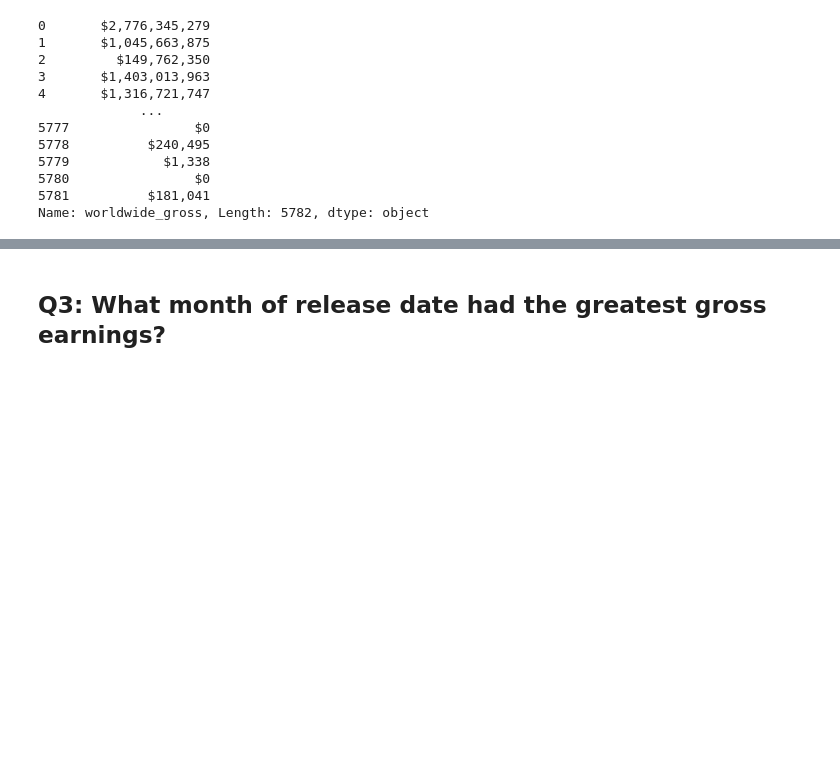
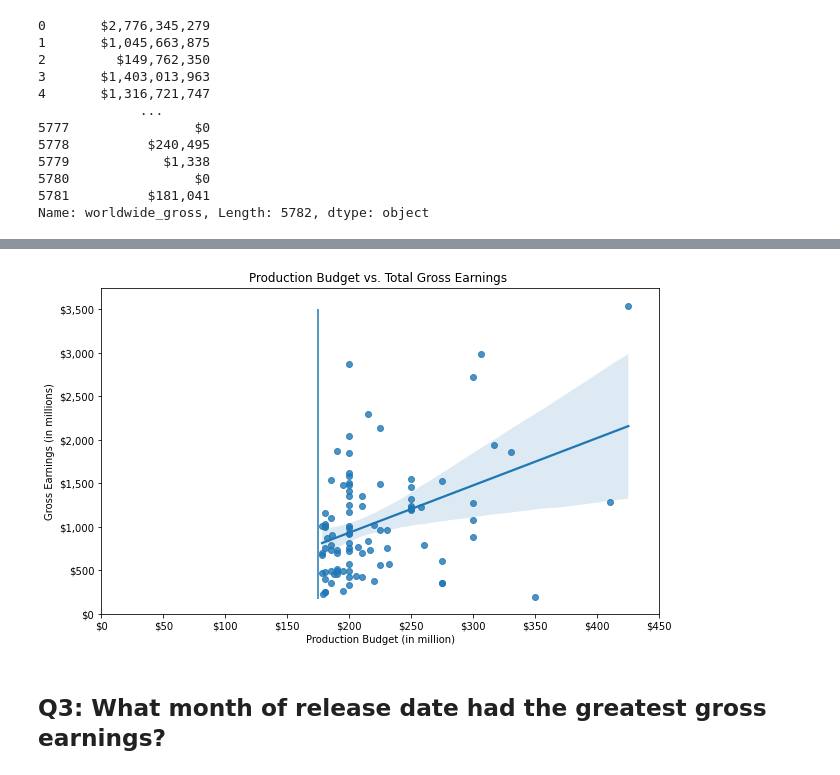
Before and after one commit to litzysj/Microsoft-Movie-Studios-Project, a Jupyter notebook: Sandbox Notebook.ipynb, the cells around one changed output, grey strips where cells are left out. Saved outputs shown, nothing was run; the diff lists cells and outputs as text; code cells hidden in the pictures; blank space fills up the shorter version.

```diff
--- a/Sandbox Notebook.ipynb
+++ b/Sandbox Notebook.ipynb
@@ -317,3 +329,22 @@ plt.savefig('Images/production_budget_vs_total_gross_earnings.png', bbox_inches
+# %%
+high_budget_gross = movie_budgets.loc[(movie_budgets['production_budget_clean']>175000000)
+                  &(movie_budgets['total_gross']>175000000)]
+# %%
+fig, ax = plt.subplots(figsize=(10,6))
+sns.regplot(y= high_budget_gross['total_gross']/1000000,
+           x = high_budget_gross['production_budget_clean']/1000000, ax=ax)
+ax.set_title("Production Budget vs. Total Gross Earnings ")
+ax.set_xlabel("Production Budget (in million)")
+ax.set_ylabel("Gross Earnings (in millions)")
+ax.yaxis.set_major_formatter(StrMethodFormatter('${x:,.0f}'))
+ax.xaxis.set_major_formatter(StrMethodFormatter('${x:,.0f}'))
+ax.set_xlim([0,450])
+ax.set_ylim([0,3750])
+ax.vlines(175, 175,3500)
+
+plt.savefig('Images/production_budget_vs_total_gross_earnings_zoom.png', bbox_inches = 'tight')
+# %% [output]
+[figure, added]
 # %% [markdown]
 ## Q3: What month of release date had the greatest gross earnings?
 # %%
```
Also changed, not shown: parts of 7 cells of this notebook.
